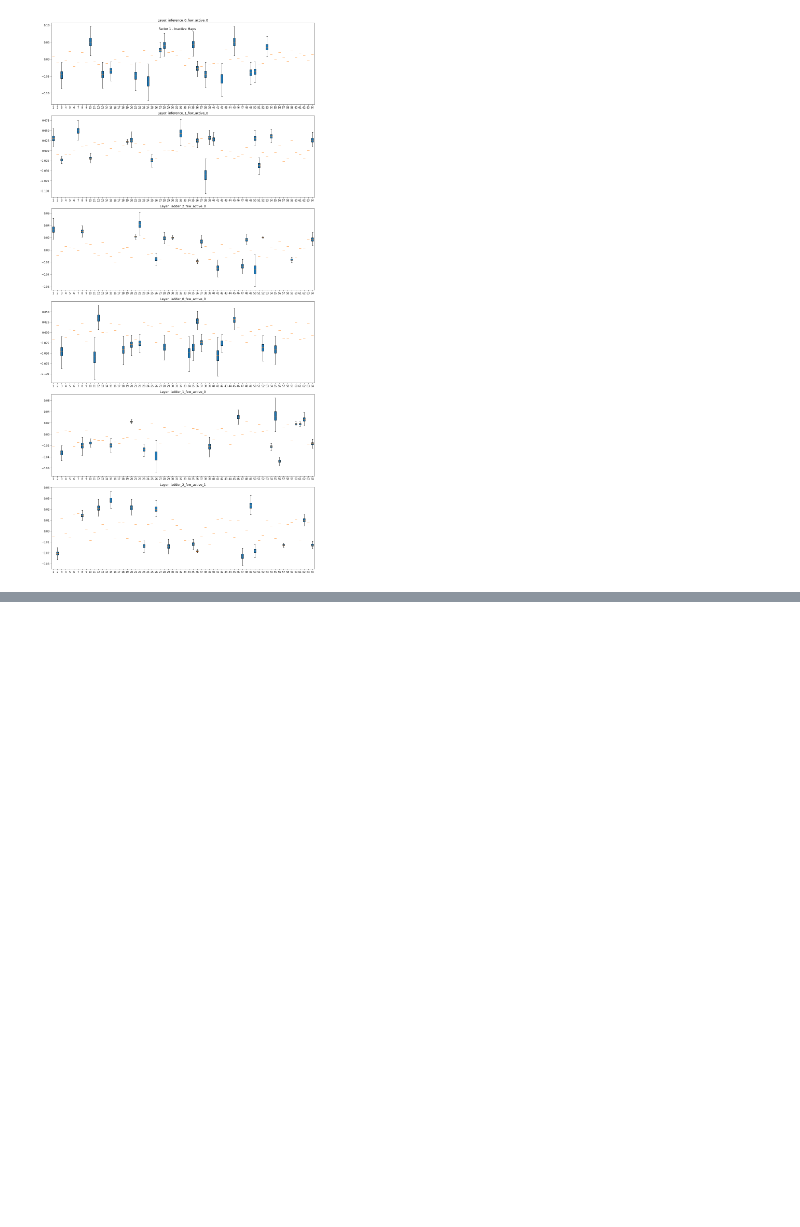
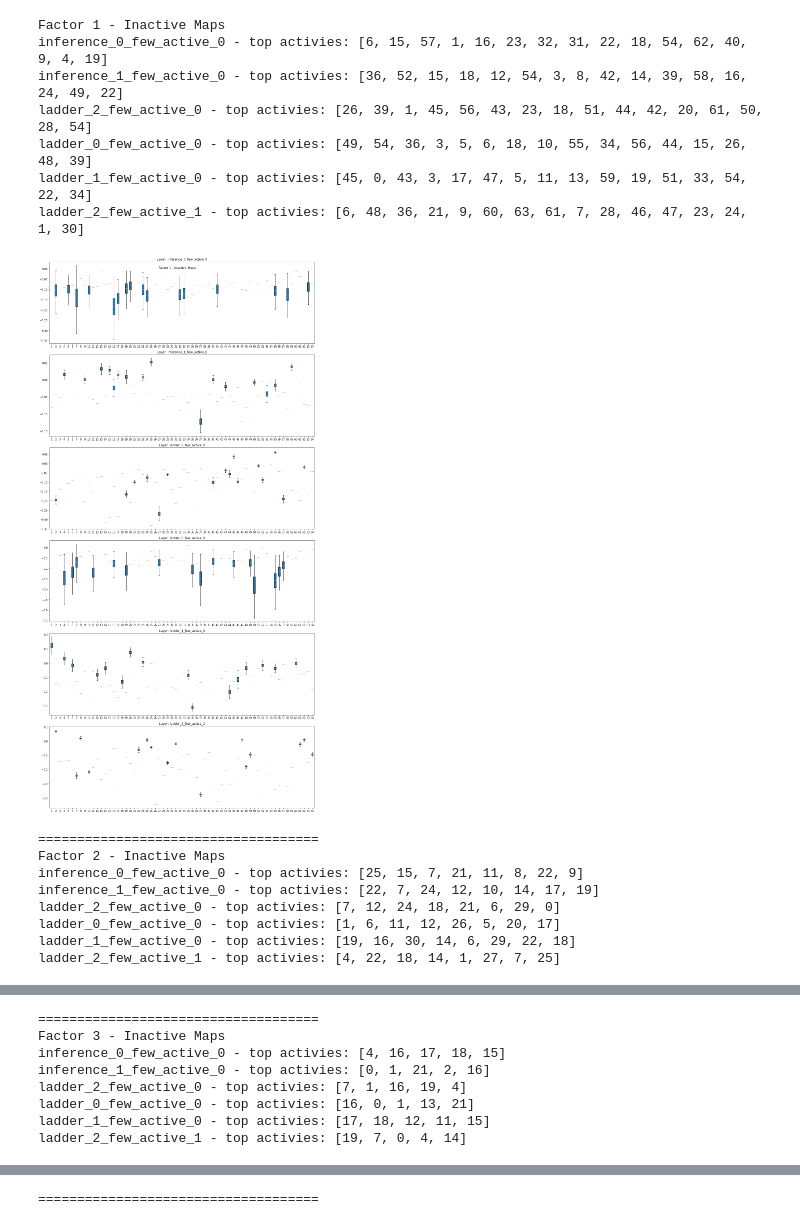
Before and after one commit to LeoIV/master-thesis-leonard, a Jupyter notebook: notebooks/sparseness.ipynb, the cells around one changed output, grey strips where cells are left out. Drawn from its saved outputs; the diff is of its cells as text; code cells hidden in the pictures; blank space fills up the shorter version.

```diff
--- a/notebooks/sparseness.ipynb
+++ b/notebooks/sparseness.ipynb
@@ -15,7 +15,7 @@ vlae_fm1 = VLAE(input_dim=(28,28,1),
                 use_dropout=False, use_batch_norm=False, log_dir="ok", kernel_visualization_layer=1, num_samples=5,
                 feature_map_layers=[1], inner_activation="ReLU", decay_rate=.0, feature_map_reduction_factor=1,
                 z_dims=[2,2,2])
-vlae_fm1.load_weights("/Users/leo/Downloads/mnist_vlae_factor_1.h5")
+vlae_fm1.load_weights("/Users/leo/Downloads/Models/mnist_vlae_factor_1.h5")
 
 vlae_fm2 = VLAE(input_dim=(28,28,1),
                 inf0_kernels_strides_featuremaps=[(5, 2, 64)],
@@ -29,7 +29,7 @@ vlae_fm2 = VLAE(input_dim=(28,28,1),
                 use_dropout=False, use_batch_norm=False, log_dir="ok", kernel_visualization_layer=1, num_samples=5,
                 feature_map_layers=[1], inner_activation="ReLU", decay_rate=.0, feature_map_reduction_factor=2,
                 z_dims=[2,2,2])
-vlae_fm2.load_weights("/Users/leo/Downloads/mnist_vlae_factor_2.h5")
+vlae_fm2.load_weights("/Users/leo/Downloads/Models/mnist_vlae_factor_2.h5")
 
 vlae_fm3 = VLAE(input_dim=(28,28,1),
                 inf0_kernels_strides_featuremaps=[(5, 2, 64)],
@@ -43,4 +43,4 @@ vlae_fm3 = VLAE(input_dim=(28,28,1),
                 use_dropout=False, use_batch_norm=False, log_dir="ok", kernel_visualization_layer=1, num_samples=5,
                 feature_map_layers=[1], inner_activation="ReLU", decay_rate=.0, feature_map_reduction_factor=3,
                 z_dims=[2,2,2])
-vlae_fm3.load_weights("/Users/leo/Downloads/mnist_vlae_factor_3.h5")
+vlae_fm3.load_weights("/Users/leo/Downloads/Models/mnist_vlae_factor_3.h5")
@@ -99,10 +133,14 @@ new_encoders = {}
 
 for name, model in [("Factor 1",vlae_fm1), ("Factor 2",vlae_fm2), ("Factor 3",vlae_fm3)]:
     encoder = clone_model(model.encoder)
+    encoder.set_weights(model.encoder.get_weights())
     encoder.summary()
 
     conv_layers = [l for l in encoder.layers if isinstance(l, Conv2D)]
-
+    print(name)
+    print('==============================')
+    [print(l.name) for l in conv_layers]
+    print('==============================')
     multi_output_model = Model(encoder.inputs, [l.output for l in conv_layers])
 
     preds = multi_output_model.predict(np.expand_dims(x_val / 255.0, -1))
@@ -113,7 +151,6 @@ for name, model in [("Factor 1",vlae_fm1), ("Factor 2",vlae_fm2), ("Factor 3",vl
     x = l0 = i0 = None
     num_conv_layers = 0
     for i, layer in enumerate(encoder.layers):
-        print(i)
         if i == 0:
             l0 = i0 = x = inp = Input(shape=layer.batch_input_shape[1:])
         else:
@@ -126,7 +163,6 @@ for name, model in [("Factor 1",vlae_fm1), ("Factor 2",vlae_fm2), ("Factor 3",vl
                     y = Lambda(sampling, name=layer.name)([mu_3, log_var_3])
             else:
                 y = layer.__class__(**layer.get_config())
-            print(layer.get_config())
             #y.set_weights(layer.get_weights())
             if 'ladder_0' in layer.name or 'mu_1' in layer.name or 'log_var_1' in layer.name or 'z_1' in layer.name:
                 if not 'z_1' in layer.name and not 'mu_1' in layer.name and not 'log_var_1' in layer.name:
@@ -135,8 +171,8 @@ for name, model in [("Factor 1",vlae_fm1), ("Factor 2",vlae_fm2), ("Factor 3",vl
                         activies = np.mean(preds[num_conv_layers], axis=(1,2))
                         num_fms = activies.shape[-1]
                         top_activity_idxs = top_argmax(np.std(activies, axis=0), num_fms//4)
+                        print(f'{layer.name} - top activies: {top_activity_idxs}')
                         mean_activities = np.mean(preds[num_conv_layers], axis=0)
-                        print(layer.output_shape)
                         x = l0 = FewActiveLayer(top_activity_idxs, mean_activities, input_shape=layer.output_shape, name = f"{'_'.join(layer.name.split('_')[:2])}_few_active_{layer.name.split('_')[-1]}")(x)
                         num_conv_layers+=1
                 elif 'mu_1' in layer.name:
@@ -152,8 +188,8 @@ for name, model in [("Factor 1",vlae_fm1), ("Factor 2",vlae_fm2), ("Factor 3",vl
                         activies = np.mean(preds[num_conv_layers], axis=(1,2))
                         num_fms = activies.shape[-1]
                         top_activity_idxs = top_argmax(np.std(activies, axis=0), num_fms//4)
+                        print(f'{layer.name} - top activies: {top_activity_idxs}')
                         mean_activities = np.mean(preds[num_conv_layers], axis=0)
-                        print(layer.output_shape)
                         x = l1 = i1 = i0 = FewActiveLayer(top_activity_idxs, mean_activities, input_shape=layer.output_shape, name = f"{'_'.join(layer.name.split('_')[:2])}_few_active_{layer.name.split('_')[-1]}")(x)
                         num_conv_layers+=1
                 elif 'ladder_1' in layer.name or 'mu_2' in layer.name or 'log_var_2' in layer.name or 'z_2' in layer.name:
@@ -163,8 +199,8 @@ for name, model in [("Factor 1",vlae_fm1), ("Factor 2",vlae_fm2), ("Factor 3",vl
                             activies = np.mean(preds[num_conv_layers], axis=(1,2))
                             num_fms = activies.shape[-1]
                             top_activity_idxs = top_argmax(np.std(activies, axis=0), num_fms//4)
+                            print(f'{layer.name} - top activies: {top_activity_idxs}')
                             mean_activities = np.mean(preds[num_conv_layers], axis=0)
-                            print(layer.output_shape)
                             x = l1 = FewActiveLayer(top_activity_idxs, mean_activities, input_shape=layer.output_shape, name = f"{'_'.join(layer.name.split('_')[:2])}_few_active_{layer.name.split('_')[-1]}")(x)
                             num_conv_layers+=1
                     elif 'mu_2' in layer.name:
@@ -181,8 +217,8 @@ for name, model in [("Factor 1",vlae_fm1), ("Factor 2",vlae_fm2), ("Factor 3",vl
                             activies = np.mean(preds[num_conv_layers], axis=(1,2))
                             num_fms = activies.shape[-1]
                             top_activity_idxs = top_argmax(np.std(activies, axis=0), num_fms//4)
+                            print(f'{layer.name} - top activies: {top_activity_idxs}')
                             mean_activities = np.mean(preds[num_conv_layers], axis=0)
-                            print(layer.output_shape)
                             x = i1 = FewActiveLayer(top_activity_idxs, mean_activities, input_shape=layer.output_shape, name = f"{'_'.join(layer.name.split('_')[:2])}_few_active_{layer.name.split('_')[-1]}")(x)
                             num_conv_layers+=1
                     elif 'mu_3' in layer.name:
@@ -196,6 +232,7 @@ for name, model in [("Factor 1",vlae_fm1), ("Factor 2",vlae_fm2), ("Factor 3",vl
 
     new_encoder = Model(inp, [l0, l1, i1])
     new_encoders[f"{name} - Inactive Maps"] = new_encoder
+    print('========')
 
     for layer in new_encoder.layers:
         if isinstance(layer, (Conv2D, Dense, ReLU)):
@@ -230,27 +265,43 @@ preds = vlae_fm3.decoder.predict(new_encoder.predict(np.expand_dims(x_train[:128
 # %%
 all_keys = list(new_encoders.keys())+ ["Factor 1", "Factor 2", "Factor 3"]
 all_values = list(new_encoders.values()) + [vlae_fm1.encoder, vlae_fm2.encoder, vlae_fm3.encoder]
 
 for name, encoder in zip(all_keys, all_values):
+
+    print(name)
 
     conv_layers = [l for l in encoder.layers if isinstance(l, FewActiveLayer if 'Inactive Maps' in name else Conv2D)]
     multi_output_model = Model(encoder.inputs, [l.output for l in conv_layers])
     preds = multi_output_model.predict(np.expand_dims(x_val[:9984] / 255.0, -1))
     fig, axs = plt.subplots(ncols = 1, nrows = len(conv_layers), figsize = (15,5*len(conv_layers)))
     fig.suptitle(name)
     for i, layer in enumerate(conv_layers):
         activies = np.mean(preds[i], axis=(1,2))
 
         num_fms = activies.shape[-1]
-
-
+        top_activity_idxs = top_argmax(np.std(activies, axis=0), num_fms//4)
+        print(f'{layer.name} - top activies: {top_activity_idxs}')
         ax = axs[i]
-
-        ac_max, ac_min = np.max(activies), np.min(activies)
 
         ax.set_title(f"Layer: {layer.name}")
         ax.boxplot(activies,showfliers=False, patch_artist=True)
     fig.tight_layout()
     plt.show(fig)
+    print('====================================')
 # %% [output]
+Factor 1 - Inactive Maps
+inference_0_few_active_0 - top activies: [6, 15, 57, 1, 16, 23, 32, 31, 22, 18, 54, 62, 40, 9, 4, 19]
+inference_1_few_active_0 - top activies: [36, 52, 15, 18, 12, 54, 3, 8, 42, 14, 39, 58, 16, 24, 49, 22]
+ladder_2_few_active_0 - top activies: [26, 39, 1, 45, 56, 43, 23, 18, 51, 44, 42, 20, 61, 50, 28, 54]
+ladder_0_few_active_0 - top activies: [49, 54, 36, 3, 5, 6, 18, 10, 55, 34, 56, 44, 15, 26, 48, 39]
+ladder_1_few_active_0 - top activies: [45, 0, 43, 3, 17, 47, 5, 11, 13, 59, 19, 51, 33, 54, 22, 34]
+ladder_2_few_active_1 - top activies: [6, 48, 36, 21, 9, 60, 63, 61, 7, 28, 46, 47, 23, 24, 1, 30]
-[figure, old version]
+[figure, new version]
+====================================
+Factor 2 - Inactive Maps
+inference_0_few_active_0 - top activies: [25, 15, 7, 21, 11, 8, 22, 9]
+inference_1_few_active_0 - top activies: [22, 7, 24, 12, 10, 14, 17, 19]
+ladder_2_few_active_0 - top activies: [7, 12, 24, 18, 21, 6, 29, 0]
+ladder_0_few_active_0 - top activies: [1, 6, 11, 12, 26, 5, 20, 17]
+ladder_1_few_active_0 - top activies: [19, 16, 30, 14, 6, 29, 22, 18]
+ladder_2_few_active_1 - top activies: [4, 22, 18, 14, 1, 27, 7, 25]
@@ -257,0 +309,8 @@ for name, encoder in zip(all_keys, all_values):
+====================================
+Factor 3 - Inactive Maps
+inference_0_few_active_0 - top activies: [4, 16, 17, 18, 15]
+inference_1_few_active_0 - top activies: [0, 1, 21, 2, 16]
+ladder_2_few_active_0 - top activies: [7, 1, 16, 19, 4]
+ladder_0_few_active_0 - top activies: [16, 0, 1, 13, 21]
+ladder_1_few_active_0 - top activies: [17, 18, 12, 11, 15]
+ladder_2_few_active_1 - top activies: [19, 7, 0, 4, 14]
@@ -261,4 +344,5 @@ for name, encoder in zip(all_keys, all_values):
 [figure]
+====================================
 # %%
 def reconstruction_loss(y_true, y_pred):
     return 10000*np.mean(np.square(y_true - y_pred))
```
Also changed, not shown: parts of 10 cells of this notebook, 11 other files.
